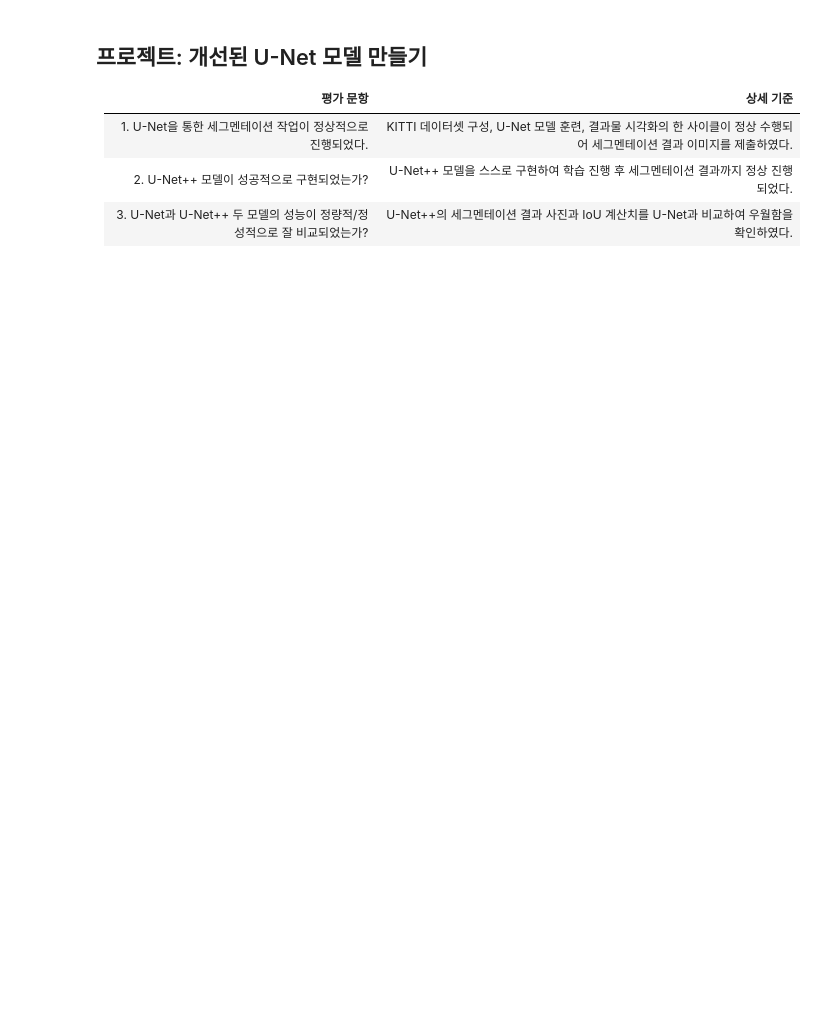
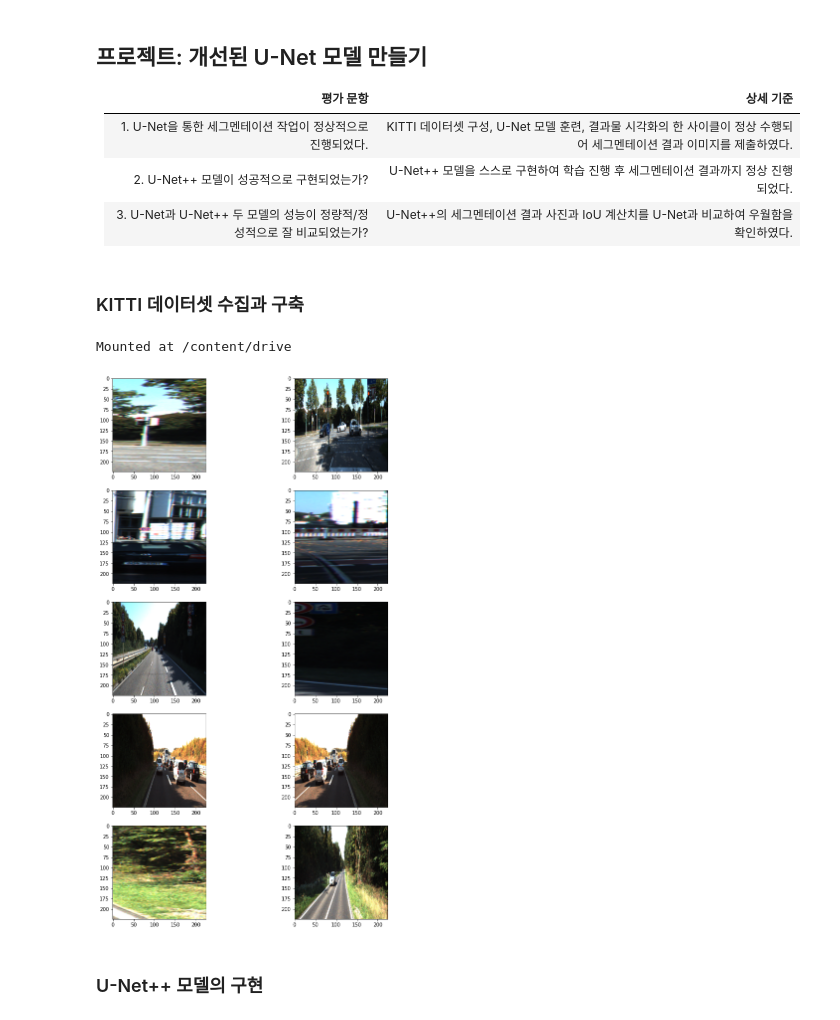
Before and after one commit to Yoon0527/AIFFEL_Going_Deeper, a Jupyter notebook: [GD_10]_Semantic_Segmentation.ipynb, the cells around one changed output. Cells and saved outputs as stored; diff of their text form; code cells hidden in the pictures; blank space fills up the shorter version.

Commit message:
Colaboratory를 통해 생성됨

```diff
--- a/[GD_10]_Semantic_Segmentation.ipynb
+++ b/[GD_10]_Semantic_Segmentation.ipynb
@@ -365,0 +382,54 @@ IoU : 0.659947
+# %%
+from albumentations import  HorizontalFlip, RandomSizedCrop, Compose, OneOf, Resize
+
+def build_augmentation(is_train=True):
+  if is_train:    # 훈련용 데이터일 경우
+    return Compose([
+                    HorizontalFlip(p=0.5),    # 50%의 확률로 좌우대칭
+                    RandomSizedCrop(         # 50%의 확률로 RandomSizedCrop
+                        min_max_height=(300, 370),
+                        w2h_ratio=370/1242,
+                        height=224,
+                        width=224,
+                        p=0.5
+                        ),
+                    Resize(              # 입력이미지를 224X224로 resize
+                        width=224,
+                        height=224
+                        )
+                    ])
+  return Compose([      # 테스트용 데이터일 경우에는 224X224로 resize만 수행합니다.
+                Resize(
+                    width=224,
+                    height=224
+                    )
+                ])
+# %% [markdown]
+### KITTI 데이터셋 수집과 구축
+# %%
+from google.colab import drive
+drive.mount('/content/drive')
+# %% [output]
+Mounted at /content/drive
+# %%
+import os
+
+dir_path = '/content/drive/MyDrive/aiffel/gd-10/training'
+
+augmentation = build_augmentation()
+input_images = glob(os.path.join(dir_path, "image_2", "*.png"))
+# %%
+plt.figure(figsize=(12, 20))
+for i in range(5):
+    image = imread(input_images[i])
+    image_data = {"image":image}
+    resized = augmentation(**image_data, is_train=False)
+    processed = augmentation(**image_data)
+    plt.subplot(5, 2, 2*i+1)
+    plt.imshow(resized["image"])  # 왼쪽이 원본이미지
+    plt.subplot(5, 2, 2*i+2)
+    plt.imshow(processed["image"])  # 오른쪽이 augment된 이미지
+
+plt.show()
+# %% [output]
+[figure, added]
@@ -365,0 +549,2 @@ IoU : 0.659947
+# %% [markdown]
+### U-Net++ 모델의 구현
```
Also changed, not shown: parts of 21 cells of this notebook.
